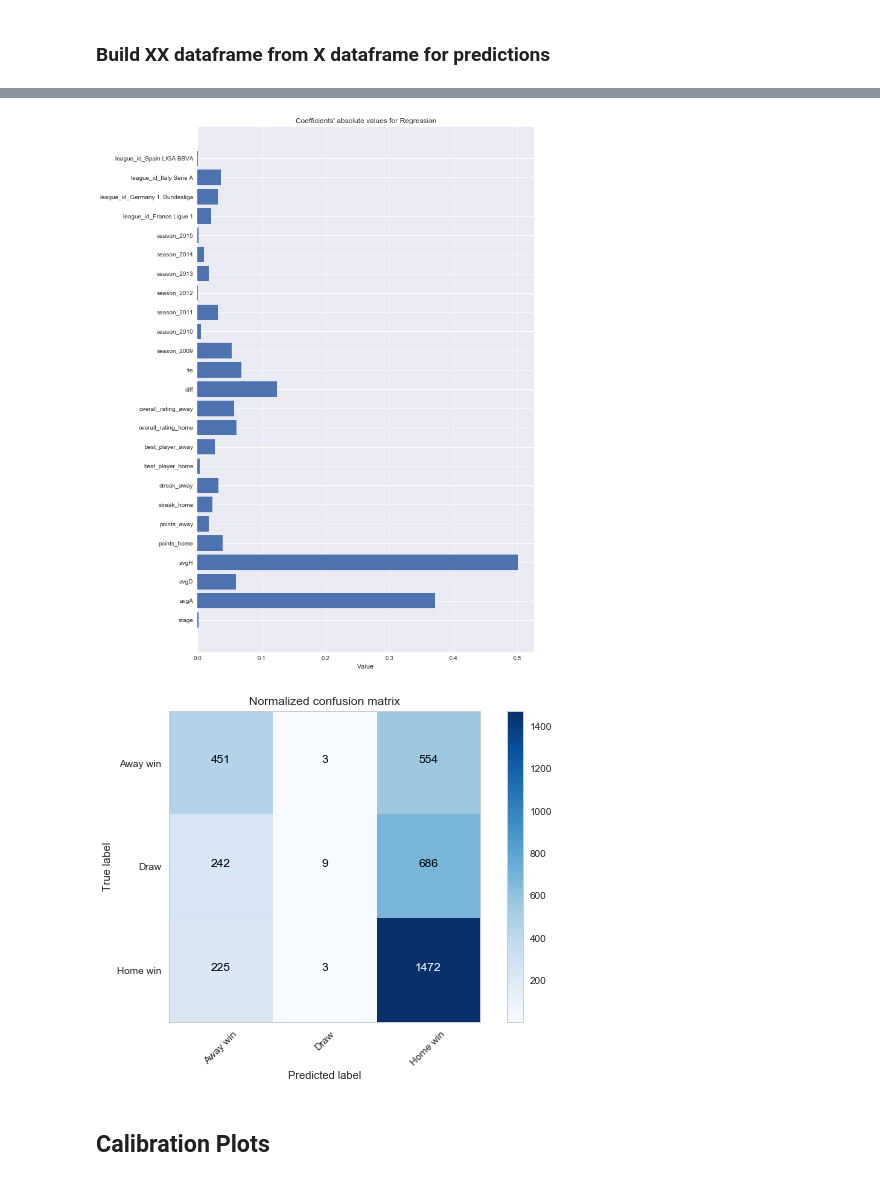
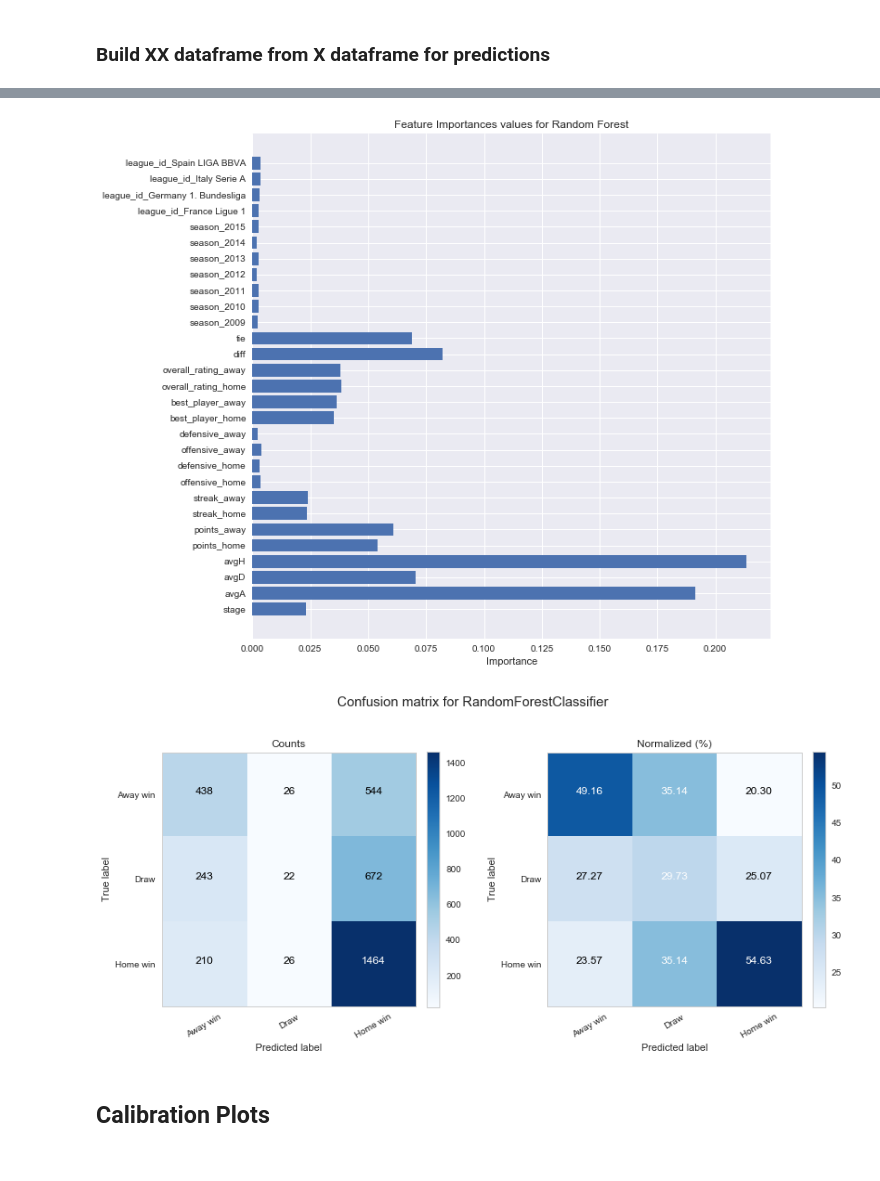
Before and after one commit to virtusgit/Springboard-DS-Intensive, a Jupyter notebook: Capstone Project/Feature Building Code.ipynb, the cells around one changed output, grey strips where cells are left out. Drawn from its saved outputs; the diff is of its cells as text; code cells hidden in the pictures.

```diff
--- a/Capstone Project/Feature Building Code.ipynb
+++ b/Capstone Project/Feature Building Code.ipynb
@@ -816,0 +899,19 @@ There were 918 Away Win predictions. 49.13% were correct.
+# %%
+# Plot of coefficients values for LogisticRegressionCV or LogisticRegression
+# Use LRCV or LR. Notice: uses last value of random_state above
+names=list(XX.columns)
+names.remove('outcome')
+
+# Choose classifier
+clf=LR
+clf.fit(Xlr,ylr)
+
+# Set plot
+pos=list(np.arange(len(names))+.5)
+val=clf.coef_[0]
+plt.figure(figsize=(10,10))
+plt.barh(pos,val, align='center')
+plt.yticks(pos, names)
+plt.title('Coefficients\' values for Regression')
+plt.xlabel('Value')
+plt.show()
@@ -817,37 +920,54 @@ There were 918 Away Win predictions. 49.13% were correct.
 # %%
-# Plot of coefficients values for LogisticRegressionCV
-# or feature_importances_ for other classifiers
+# Plot of feature_importances_ for RandomForest or ADABoost
+# Use RF or AB. Notice: uses last value of random_state above
 names=list(XX.columns)
 names.remove('outcome')
 
+# Choose classifier
+clf=RF
+clf.fit(Xlr,ylr)
+
+# Set plot
 pos=list(np.arange(len(names))+.5)
-val=model.coef_[0]
-# val=model.feature_importances_
+val=clf.feature_importances_
 # val.sort()
 # val=val[-len(names):]
-plt.figure(figsize=(10,16))
+plt.figure(figsize=(10,10))
 plt.barh(pos,abs(val), align='center')
 plt.yticks(pos, names)
-plt.title('Coefficients\' absolute values for Regression')
-plt.xlabel('Value')
-# plt.title('Feature Importances values for Random Forest')
-# plt.xlabel('Importance')
+plt.title('Feature Importances values for Random Forest')
+plt.xlabel('Importance')
 plt.show()
 # %% [output]
-[figure, old version]
+[figure, new version]
 # %%
+# Plot Confusion Matrix for chosen classifier: LRCV, LR, RF, AB
+
+# Set classifier and train it
+clf=RF
+clf.fit(Xlr,ylr)
+
+# Compute confusion matrix
 cm = confusion_matrix(ytestlr, ytest)
 classes = ['Away win', 'Draw', 'Home win']
 
-# Plot normalized confusion matrix
+# Set plot of confusion matrices, with counts and normalized
 sns.set_style("whitegrid", {'axes.grid' : False})
-plt.figure()
-plot_confusion_matrix(cm, classes=classes, normalize=False, title='Normalized confusion matrix')
+
+fig = plt.figure(figsize=(12,8))
+
+ax = fig.add_subplot(1,2,1)
+plot_confusion_matrix(cm, classes=classes, normalize=False, title='Counts')
+
+ax = fig.add_subplot(1,2,2)
+plot_confusion_matrix(cm, classes=classes, normalize=True, title='Normalized (%)')
+plt.tight_layout(pad=2)
+plt.suptitle('Confusion matrix for {0}'.format(clf.__class__.__name__),x=.5,y=.85, fontsize=15)
 # plt.savefig('confusion_matrix.png')
 plt.show()
 sns.set_style("whitegrid", {'axes.grid' : True})
 # %% [output]
-[figure, old version]
+[figure, new version]
 # %% [markdown]
 ## Calibration Plots
 # %%
```
Also changed, not shown: parts of 57 cells of this notebook, 13 other files.
